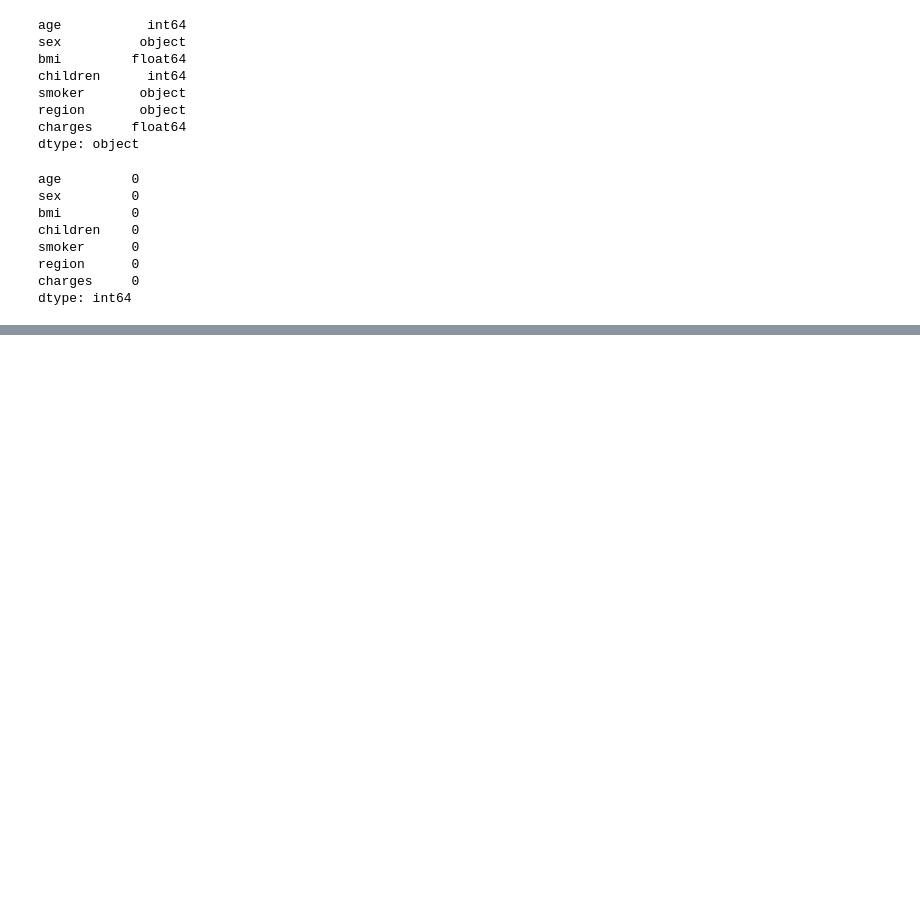
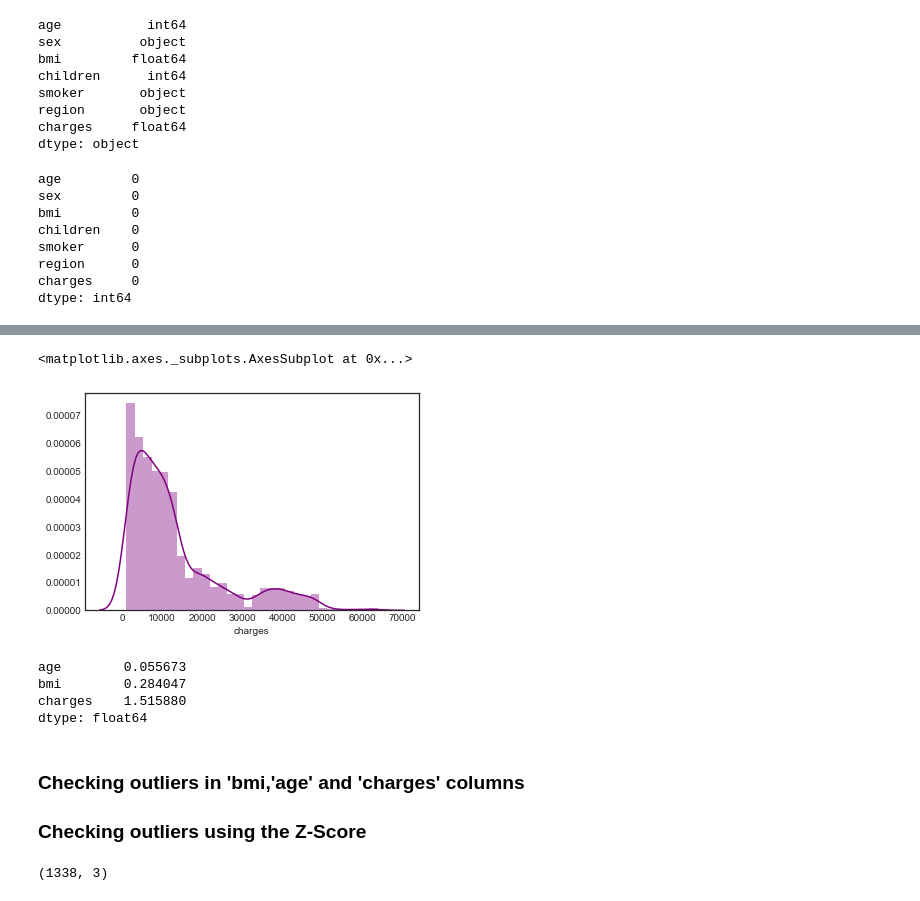
Before and after one commit to sanjaytallolli/TotalDataScience, a Jupyter notebook: Insurance Forecast Stat Mini Project.ipynb, the cells around one changed output, grey strips where cells are left out. Cells and saved outputs as stored; diff of their text form; code cells hidden in the pictures; blank space fills up the shorter version.

```diff
--- a/Insurance Forecast Stat Mini Project.ipynb
+++ b/Insurance Forecast Stat Mini Project.ipynb
@@ -78,0 +174,19 @@ dtype: int64
+# %%
+sns.distplot(DistData['charges'], color='purple')
+# %% [output]
+<matplotlib.axes._subplots.AxesSubplot at 0x...>
+[figure, added]
+# %%
+DistData.skew()
+# %% [output]
+age        0.055673
+bmi        0.284047
+charges    1.515880
+dtype: float64
+# %% [markdown]
+### Checking outliers in 'bmi,'age' and 'charges' columns
+### Checking outliers using the Z-Score
+# %%
+DistData.shape
+# %% [output]
+(1338, 3)
```
Also changed, not shown: parts of 43 cells of this notebook.
